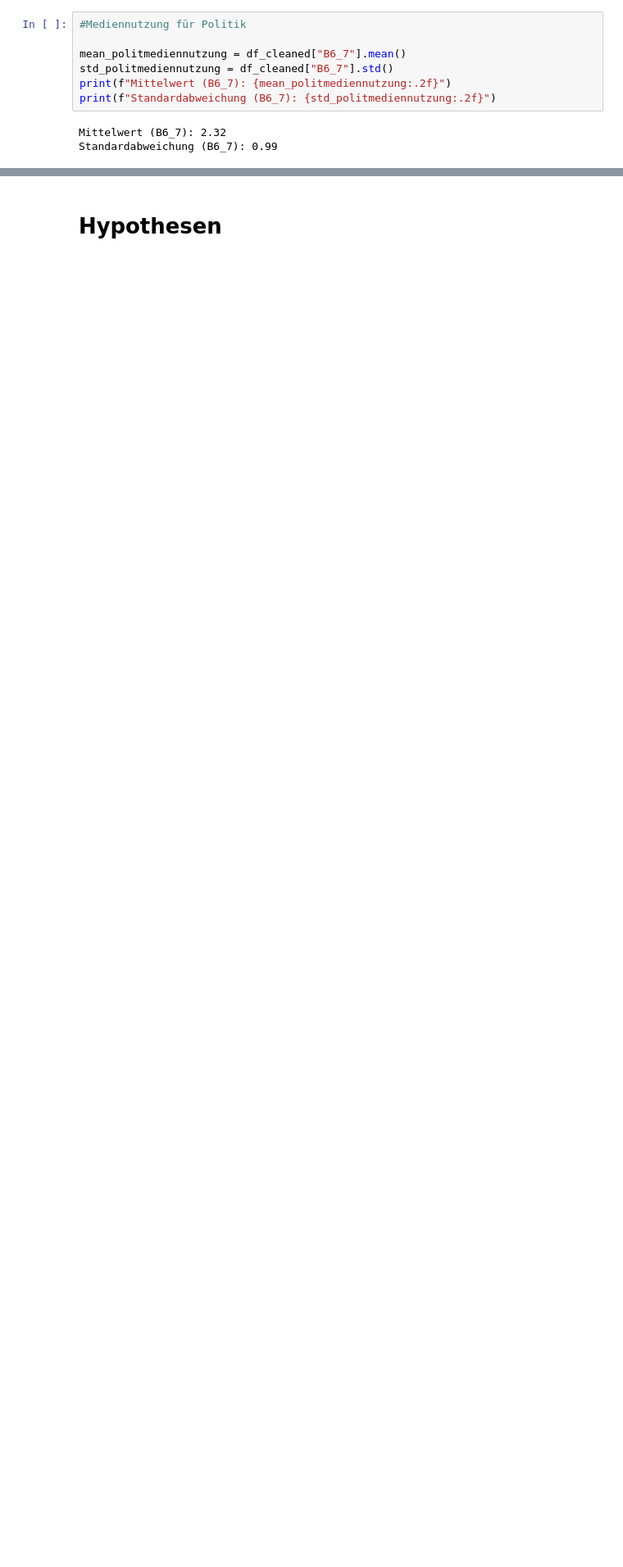
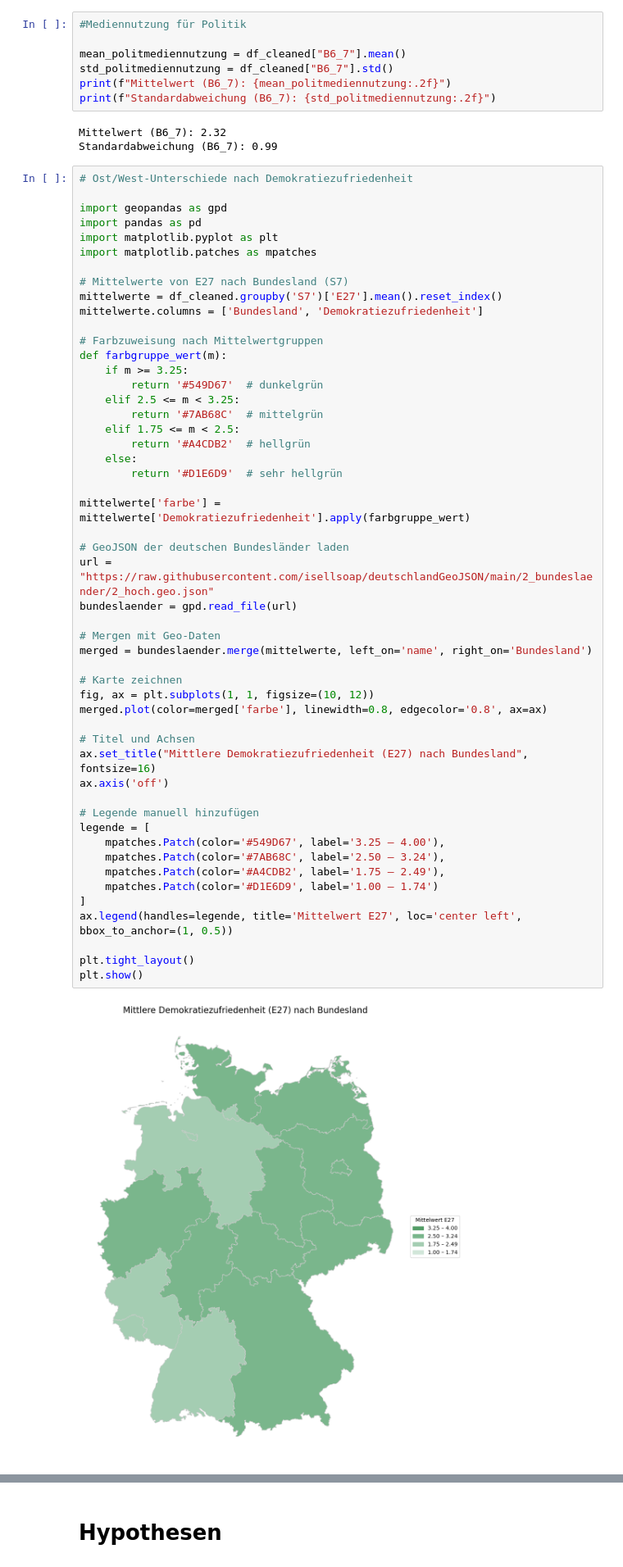
Before and after one commit to lara-polat/python_kurs, a Jupyter notebook: Project_Datenbereinigung.ipynb, the cells around one changed output, grey strips where cells are left out. Shown at 82% size. Saved outputs shown, nothing was run; the diff lists cells and outputs as text; blank space fills up the shorter version.

```diff
--- a/Project_Datenbereinigung.ipynb
+++ b/Project_Datenbereinigung.ipynb
@@ -1860,3 +1862,56 @@ print(f"Standardabweichung (B6_7): {std_politmediennutzung:.2f}")
 # %% [output]
 Mittelwert (B6_7): 2.32
 Standardabweichung (B6_7): 0.99
+# %%
+# Ost/West-Unterschiede nach Demokratiezufriedenheit
+
+import geopandas as gpd
+import pandas as pd
+import matplotlib.pyplot as plt
+import matplotlib.patches as mpatches
+
+# Mittelwerte von E27 nach Bundesland (S7)
+mittelwerte = df_cleaned.groupby('S7')['E27'].mean().reset_index()
+mittelwerte.columns = ['Bundesland', 'Demokratiezufriedenheit']
+
+# Farbzuweisung nach Mittelwertgruppen
+def farbgruppe_wert(m):
+    if m >= 3.25:
+        return '#549D67'  # dunkelgrün
+    elif 2.5 <= m < 3.25:
+        return '#7AB68C'  # mittelgrün
+    elif 1.75 <= m < 2.5:
+        return '#A4CDB2'  # hellgrün
+    else:
+        return '#D1E6D9'  # sehr hellgrün
+
+mittelwerte['farbe'] = mittelwerte['Demokratiezufriedenheit'].apply(farbgruppe_wert)
+
+# GeoJSON der deutschen Bundesländer laden
+url = "https://raw.githubusercontent.com/isellsoap/deutschlandGeoJSON/main/2_bundeslaender/2_hoch.geo.json"
+bundeslaender = gpd.read_file(url)
+
+# Mergen mit Geo-Daten
+merged = bundeslaender.merge(mittelwerte, left_on='name', right_on='Bundesland')
+
+# Karte zeichnen
+fig, ax = plt.subplots(1, 1, figsize=(10, 12))
+merged.plot(color=merged['farbe'], linewidth=0.8, edgecolor='0.8', ax=ax)
+
+# Titel und Achsen
+ax.set_title("Mittlere Demokratiezufriedenheit (E27) nach Bundesland", fontsize=16)
+ax.axis('off')
+
+# Legende manuell hinzufügen
+legende = [
+    mpatches.Patch(color='#549D67', label='3.25 – 4.00'),
+    mpatches.Patch(color='#7AB68C', label='2.50 – 3.24'),
+    mpatches.Patch(color='#A4CDB2', label='1.75 – 2.49'),
+    mpatches.Patch(color='#D1E6D9', label='1.00 – 1.74')
+]
+ax.legend(handles=legende, title='Mittelwert E27', loc='center left', bbox_to_anchor=(1, 0.5))
+
+plt.tight_layout()
+plt.show()
+# %% [output]
+[figure, added]
```
Also changed, not shown: parts of 41 cells of this notebook.
